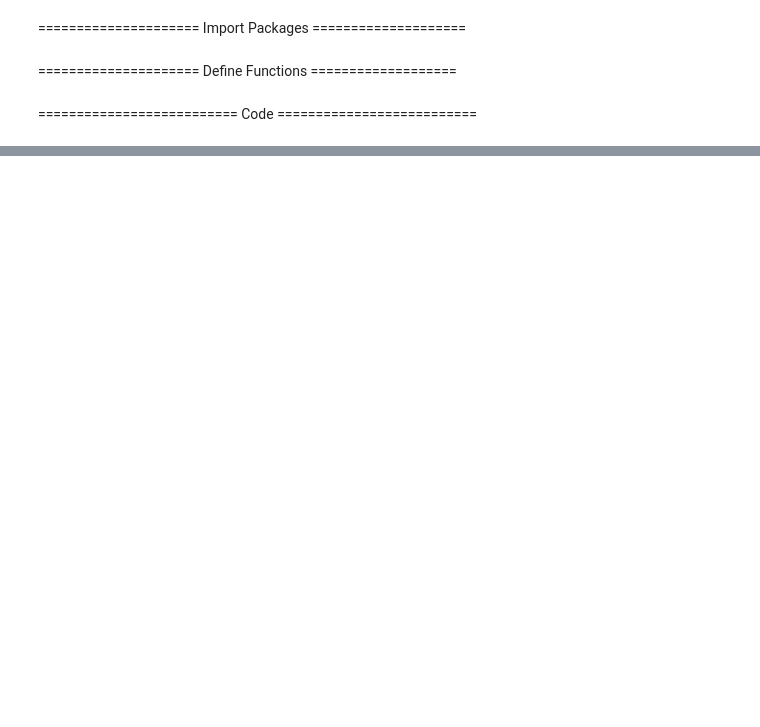
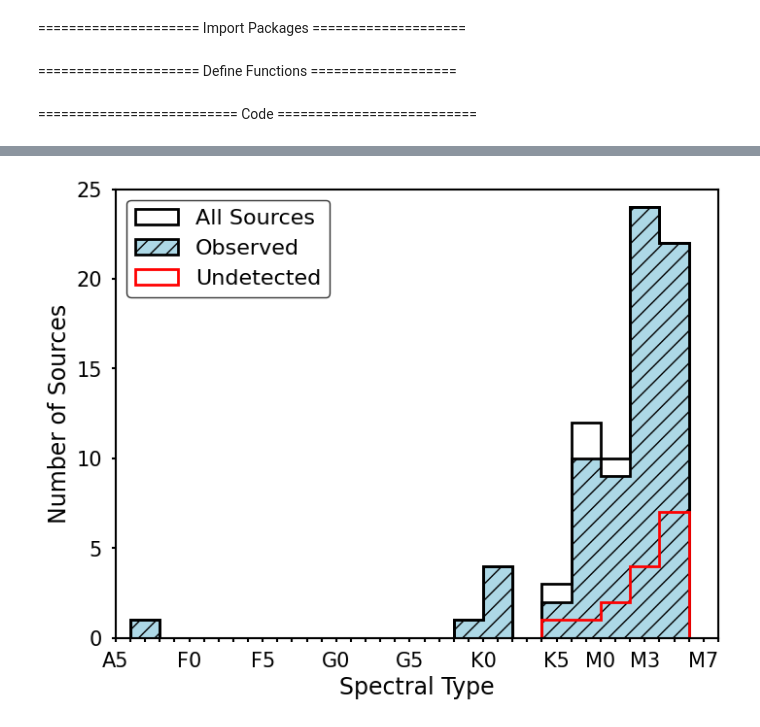
Before and after one commit to desci-labs/alma-survey, a Jupyter notebook: codes/plot_figure_01.ipynb, the cells around one changed output, grey strips where cells are left out. Drawn from its saved outputs; the diff is of its cells as text; code cells hidden in the pictures; blank space fills up the shorter version.

Commit message:
changed plot fig 1

```diff
--- a/codes/plot_figure_01.ipynb
+++ b/codes/plot_figure_01.ipynb
@@ -58,8 +60,8 @@ def spt_coding(spt):
 ========================== Code ==========================
 # %%
 #### LOAD IN TABLES FROM PAPER SUPPLEMENTAL MATERIAL
-Table_Sample = Table.read('input/apjaa2846t1_mrf.txt', format='ascii.cds')
-Table_Obs = Table.read('input/apjaa2846t2_mrf.txt', format='ascii.cds')
+Table_Sample = Table.read('../input/apjaa2846t1_mrf.txt', format='ascii.cds')
+Table_Obs = Table.read('../input/apjaa2846t2_mrf.txt', format='ascii.cds')
 Table_All = join(Table_Sample, Table_Obs, join_type='outer')
 # %%
 ### FLAG UNDETECTED SOURCES
@@ -93,9 +98,12 @@ ax.set_ylim(0, 25)
 # %%
 ### PLOT DIFFERENT SAMPLES
 bins_spt = np.arange(-33, 9, 2)
 ax.hist(Spt_All, bins_spt, align='left', lw=2, histtype='step', color='black', label='All Sources')
 ax.hist(Spt_Obs, bins_spt, align='left', facecolor='lightblue', hatch='//', lw=2, histtype='stepfilled', label='Observed', edgecolor='black')
 ax.hist(Spt_Ndt, bins_spt, align='left', color='red', lw=2, histtype='step', label='Undetected')
 ax.legend(loc='upper left', prop={'size': 16}, edgecolor='black')
+fig
+# %% [output]
+[figure, added]
 # %%
 ### SAVE FIGURE
```
Also changed, not shown: parts of 3 cells of this notebook, 1 other file.
